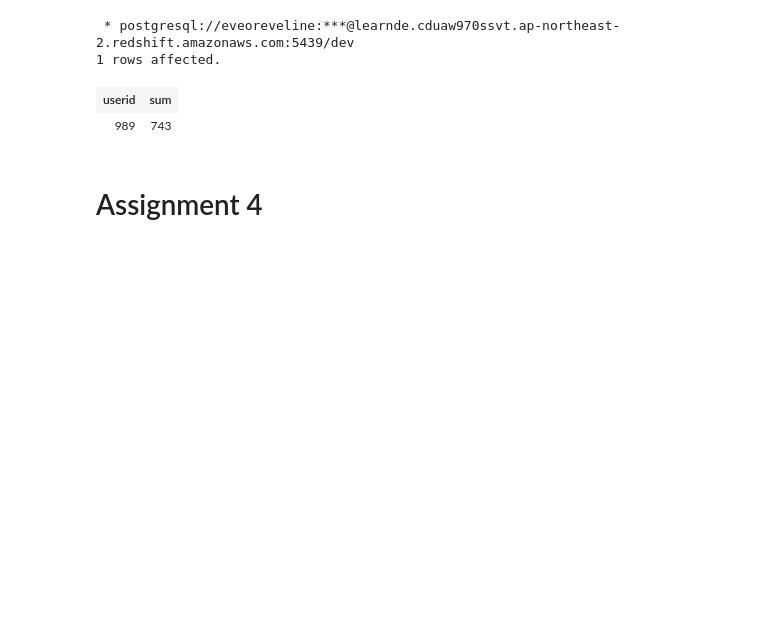
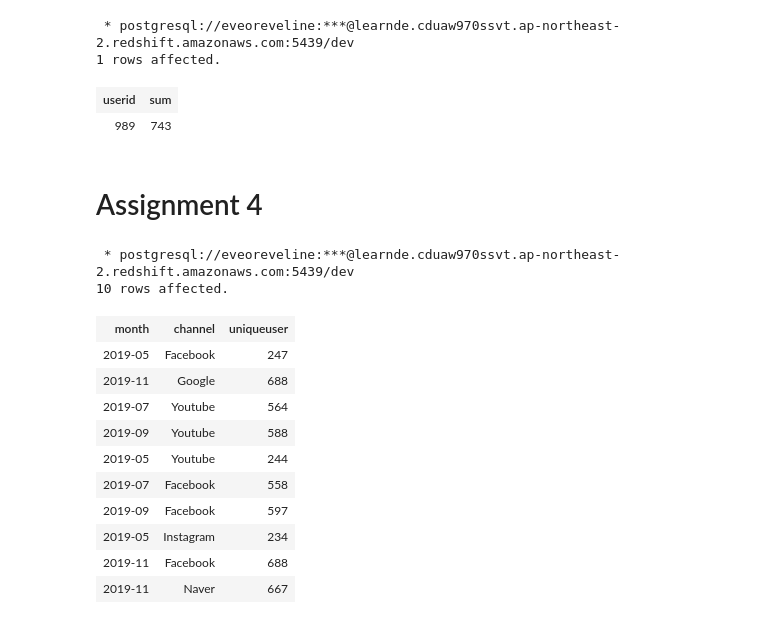
Before and after one commit to eveoreveline/programmers_airflow, a Jupyter notebook: assignment_week_2.ipynb, the cells around one changed output. Drawn from its saved outputs; the diff is of its cells as text; code cells hidden in the pictures; blank space fills up the shorter version.

```diff
--- a/assignment_week_2.ipynb
+++ b/assignment_week_2.ipynb
@@ -1025,3 +1028,25 @@ LIMIT 1;
 | 989 | 743 |
 # %% [markdown]
 # Assignment 4
+# %%
+%%sql
+
+SELECT TO_CHAR(st.ts, 'YYYY-MM') AS month, channel, count(DISTINCT userid) AS uniqueuser
+FROM raw_data.user_session_channel usc
+LEFT JOIN raw_data.session_timestamp st ON usc.sessionid = st.sessionid
+GROUP BY month, channel
+LIMIT 10;
+# %% [output]
+ * postgresql://eveoreveline:***@learnde.cduaw970ssvt.ap-northeast-2.redshift.amazonaws.com:5439/dev
+10 rows affected.
+| month | channel | uniqueuser |
+| 2019-05 | Facebook | 247 |
+| 2019-11 | Google | 688 |
+| 2019-07 | Youtube | 564 |
+| 2019-09 | Youtube | 588 |
+| 2019-05 | Youtube | 244 |
+| 2019-07 | Facebook | 558 |
+| 2019-09 | Facebook | 597 |
+| 2019-05 | Instagram | 234 |
+| 2019-11 | Facebook | 688 |
+| 2019-11 | Naver | 667 |
```
Also changed, not shown: parts of 6 cells of this notebook.
